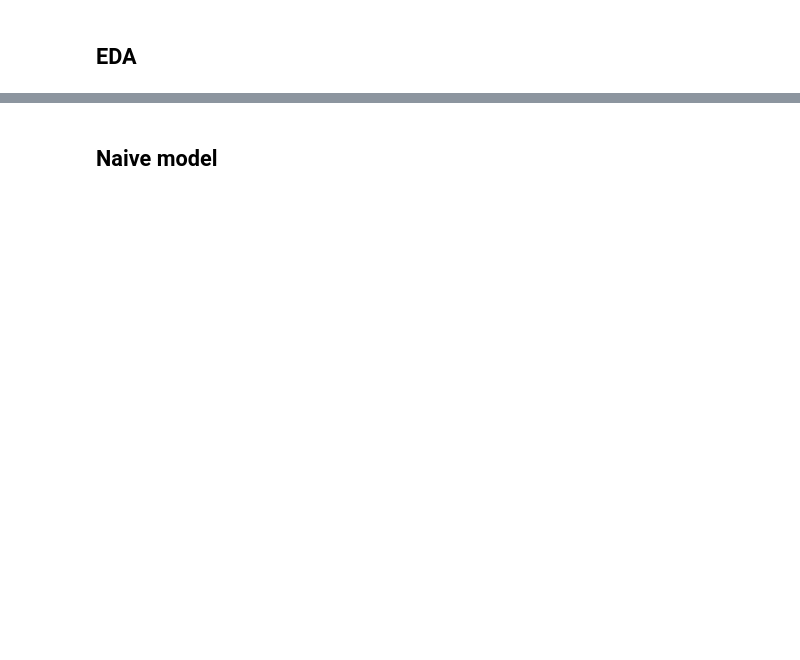
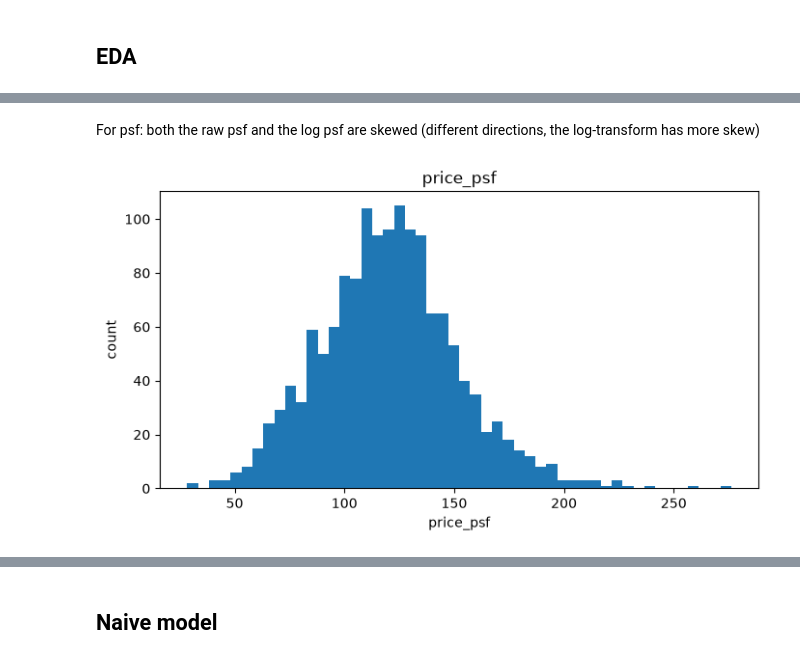
Before and after one commit to jxwhat/22DM012-assn01-apartmentprices, a Jupyter notebook: workings/playground.ipynb, the cells around one changed output, grey strips where cells are left out. Cells and saved outputs as stored; diff of their text form; code cells hidden in the pictures; blank space fills up the shorter version.

```diff
--- a/workings/playground.ipynb
+++ b/workings/playground.ipynb
@@ -162,0 +624,7 @@ plot_boxes(df_data, ['LotArea', 'MasVnrArea', 'GarageArea'])
+# %% [markdown]
+For psf: both the raw psf and the log psf are skewed (different directions, the log-transform has more skew)
+# %%
+# distribution of psf
+plot_hist(df_data, col='price_psf', log=False, bins=50) # log transform is necessary
+# %% [output]
+[figure, added]
```
Also changed, not shown: parts of 57 cells of this notebook, 4 other files.
